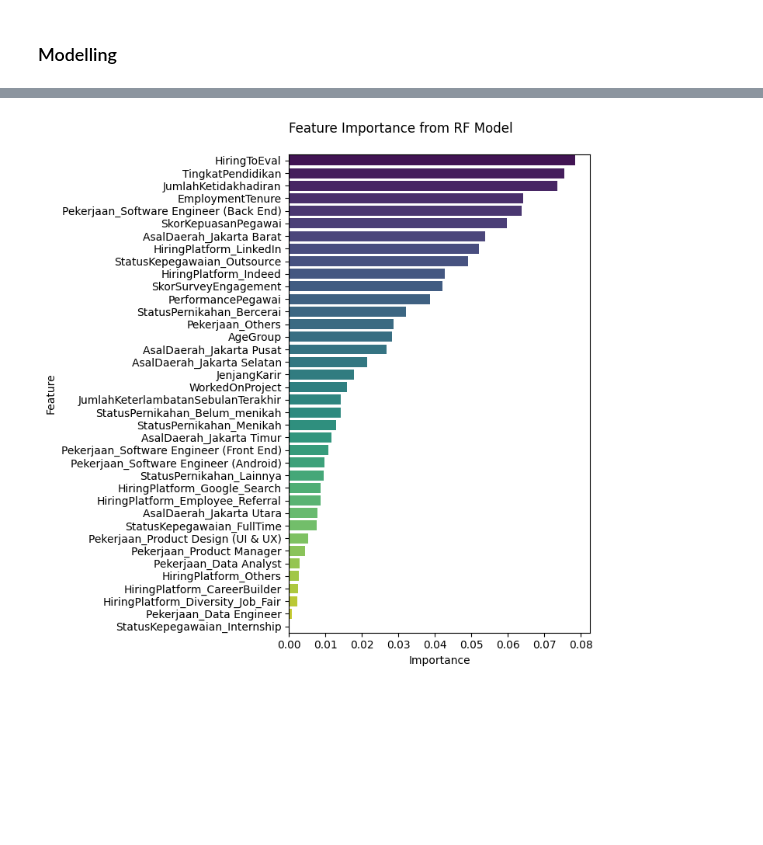
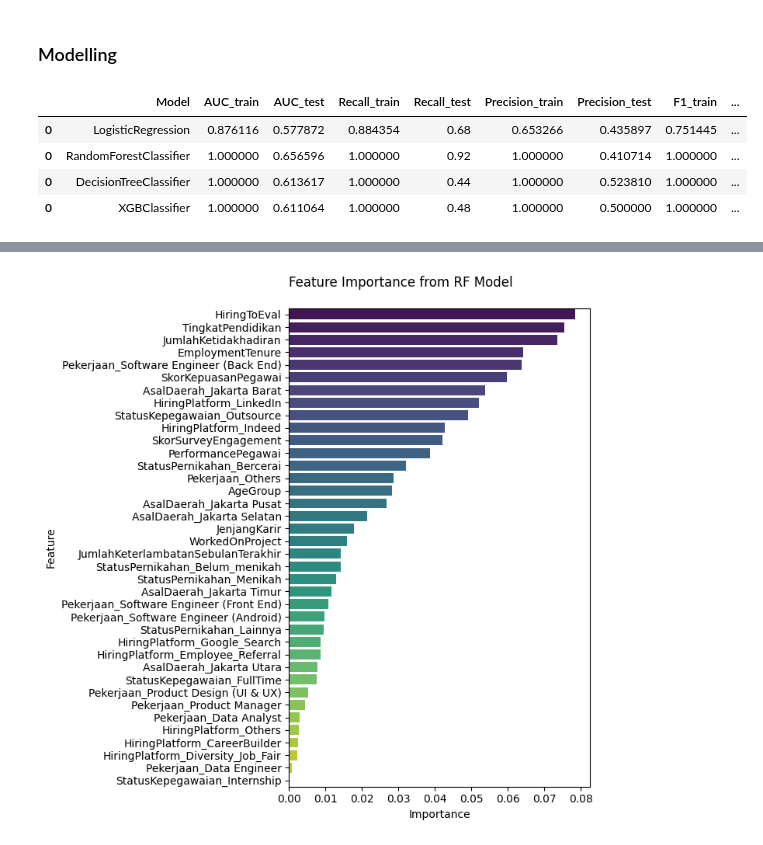
Before and after one commit to azaryasph/Improving-Employee-Retention-By-Predicting-Employee-Attrition-Using-Machine-Learning, a Jupyter notebook: notebook/predict_employee_attrition.ipynb, the cells around one changed output, grey strips where cells are left out. Drawn from its saved outputs; the diff is of its cells as text; code cells hidden in the pictures; blank space fills up the shorter version.

```diff
--- a/notebook/predict_employee_attrition.ipynb
+++ b/notebook/predict_employee_attrition.ipynb
@@ -1595,0 +1543,27 @@ def train_eval_model(model, X_train, y_train, X_test, y_test, threshold):
+# %%
+lr_hr = LogisticRegression(random_state=103)
+dt_hr = DecisionTreeClassifier(random_state=103)
+rf_hr = RandomForestClassifier(random_state=103)
+xgb_hr = XGBClassifier(random_state=103)
+
+# List of models
+models = [lr_hr, rf_hr, dt_hr, xgb_hr]
+
+# List to store the scores
+scores = []
+
+# Train and evaluate the models
+for model in models:
+    score = train_eval_model(model, X_train_over, y_train_over, X_test_enc_ohe, y_test, 0.3)
+    scores.append(score)
+
+# Concatenate the evaluation metrics of the models
+eval_metrics = pd.concat(scores)
+
+eval_metrics
+# %% [output]
+|  | Model | AUC_train | AUC_test | Recall_train | Recall_test | Precision_train | Precision_test | F1_train | ... |
+| 0 | LogisticRegression | 0.876116 | 0.577872 | 0.884354 | 0.68 | 0.653266 | 0.435897 | 0.751445 | ... |
+| 0 | RandomForestClassifier | 1.000000 | 0.656596 | 1.000000 | 0.92 | 1.000000 | 0.410714 | 1.000000 | ... |
+| 0 | DecisionTreeClassifier | 1.000000 | 0.613617 | 1.000000 | 0.44 | 1.000000 | 0.523810 | 1.000000 | ... |
+| 0 | XGBClassifier | 1.000000 | 0.611064 | 1.000000 | 0.48 | 1.000000 | 0.500000 | 1.000000 | ... |
```
Also changed, not shown: parts of 16 cells of this notebook.
